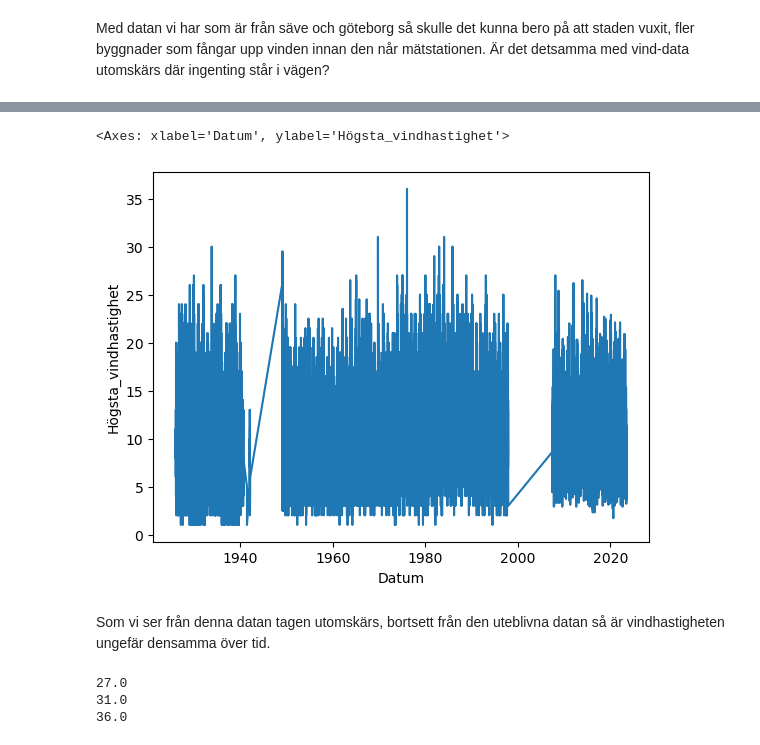
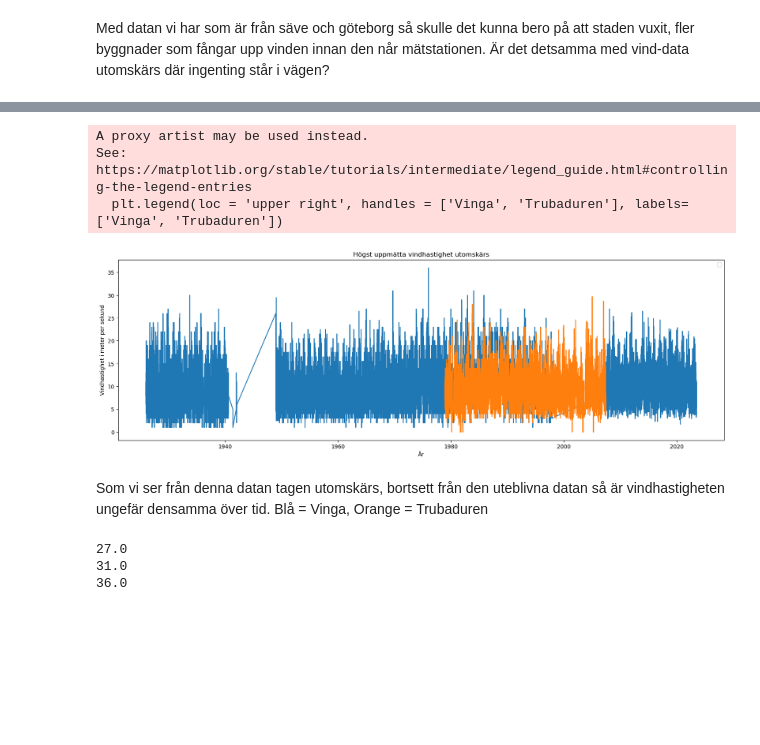
Before and after one commit to msteele919/projectwork, a Jupyter notebook: Kristoffer/plotting.ipynb, the cells around one changed output, grey strips where cells are left out. Cells and saved outputs as stored; diff of their text form; code cells hidden in the pictures; blank space fills up the shorter version.

```diff
--- a/Kristoffer/plotting.ipynb
+++ b/Kristoffer/plotting.ipynb
@@ -10,6 +10,7 @@ precip = pd.read_pickle("../Dataframes/df_precipitation.pkl")
 snodjup = pd.read_pickle("../Dataframes/df_snow_save.pkl")
 windyboth = pd.read_pickle("../Dataframes/df_wind_gbg_save.pkl")
 windyvinga = pd.read_pickle("../Dataframes/df_wind_vinga.pkl")
+windytrubadur = pd.read_pickle("../Dataframes/df_wind_trubaduren.pkl")
 # %%
 monthly
 # %% [output]
@@ -477,8 +498,19 @@ windyvinga
-# %%
-sns.lineplot(data = windyvinga, x = 'Datum', y = 'Högsta_vindhastighet')
-# %% [output]
-<Axes: xlabel='Datum', ylabel='Högsta_vindhastighet'>
-[figure, removed]
+# %%
+fig, ax = plt.subplots(figsize=(20, 6))
+plt.title('Högst uppmätta vindhastighet utomskärs')
+plt.ylabel('Vindhastighet i meter per sekund')
+plt.xlabel('År')
+plt.legend(loc = 'upper right', handles = ['Vinga', 'Trubaduren'], labels=['Vinga', 'Trubaduren'])
+sns.lineplot(data = windyvinga, x = 'Datum', y = 'Max_uppmätta_hastighet')
+sns.lineplot(data=windytrubadur, x='Datum', y='Högsta_vindhastighet')
+# plt.savefig('../plottar/vindhastighetutomskars.png')
+# %% [output]
+A proxy artist may be used instead.
+See: https://matplotlib.org/stable/tutorials/intermediate/legend_guide.html#controlling-the-legend-entries
+  plt.legend(loc = 'upper right', handles = ['Vinga', 'Trubaduren'], labels=['Vinga', 'Trubaduren'])
+[figure, added]
 # %% [markdown]
 Som vi ser från denna datan tagen utomskärs, bortsett från den uteblivna datan så är vindhastigheten ungefär densamma över tid.
+Blå = Vinga,
+Orange = Trubaduren
 # %%
```
Also changed, not shown: parts of 23 cells of this notebook, 8 other files.
